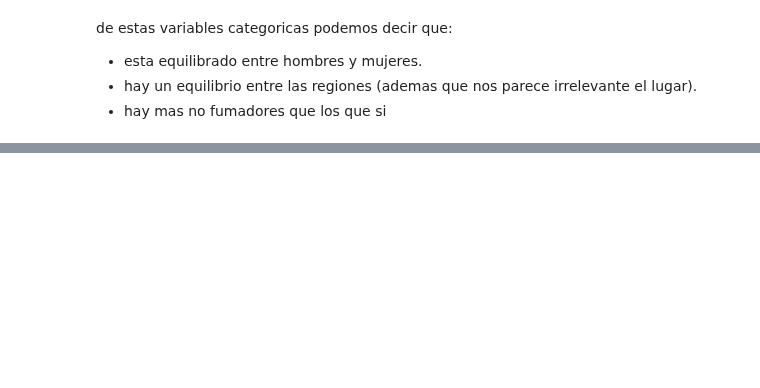
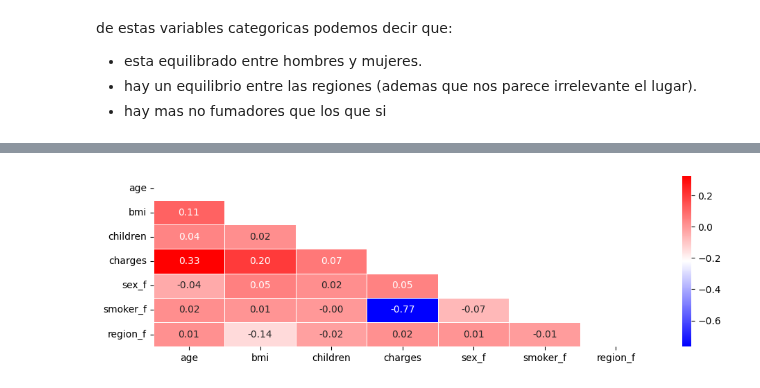
Before and after one commit to 4GeeksAcademy/GuilloMansa-MachineLearning, a Jupyter notebook: src/02-linear-regression-medical-insurance-cost.ipynb, the cells around one changed output, grey strips where cells are left out. Cells and saved outputs as stored; diff of their text form; code cells hidden in the pictures; blank space fills up the shorter version.

```diff
--- a/src/02-linear-regression-medical-insurance-cost.ipynb
+++ b/src/02-linear-regression-medical-insurance-cost.ipynb
@@ -168,0 +177,19 @@ Observaciones
+# %%
+#eliminamos outliers
+df_inicio = df_inicio[(df_inicio["bmi"] < 38) & (df_inicio["charges"] < 50000)]
+# %%
+df_inicio = df_inicio.copy()
+df_inicio['sex_f'] = pd.factorize(df_inicio['sex'])[0]
+df_inicio['smoker_f'] = pd.factorize(df_inicio['smoker'])[0]
+df_inicio['region_f'] = pd.factorize(df_inicio['region'])[0]
+# %%
+corr = df_inicio[['age', 'bmi', 'children', 'charges','sex_f','smoker_f','region_f']].corr()
+mask = np.triu(np.ones_like(corr, dtype=bool))
+
+plt.figure(figsize=(10,3))
+sns.heatmap(corr, annot=True, mask=mask, linewidths=0.5, fmt=".2f", cmap='bwr')
+
+plt.tight_layout()
+plt.show()
+# %% [output]
+[figure, added]
```
Also changed, not shown: parts of 23 cells of this notebook.
